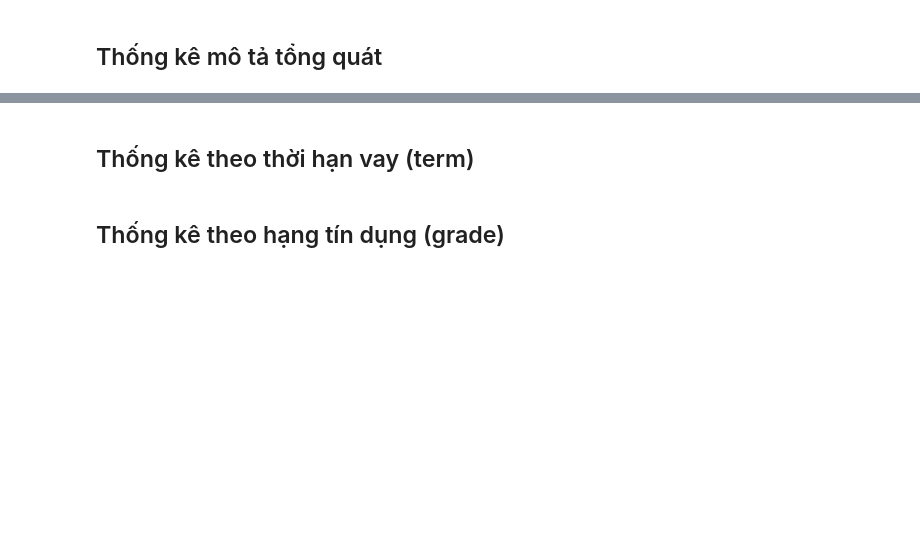
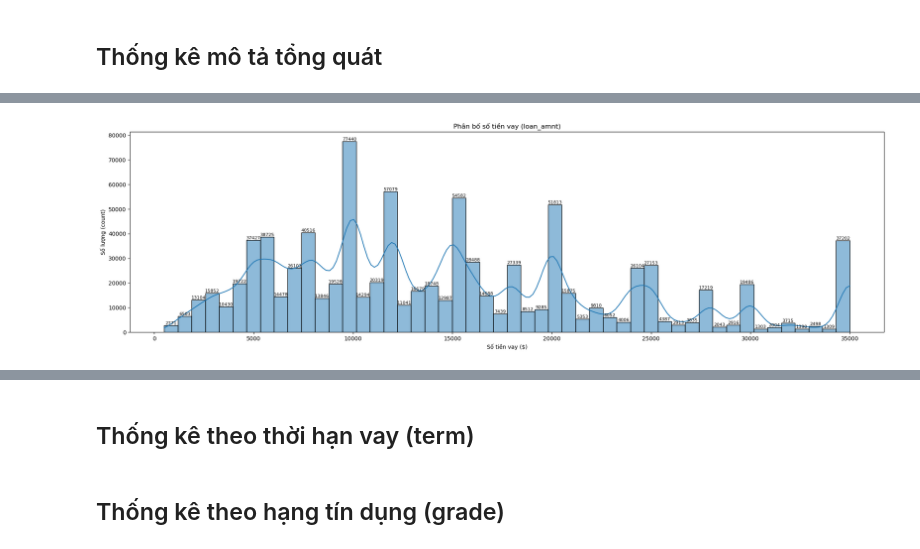
Before and after one commit to nctrinh/Credit-Risk-Analysis, a Jupyter notebook: notebooks/EDA.ipynb, the cells around one changed output, grey strips where cells are left out. Cells and saved outputs as stored; diff of their text form; code cells hidden in the pictures; blank space fills up the shorter version.

Commit message:
Fix bug in data splitting and EDA

```diff
--- a/notebooks/EDA.ipynb
+++ b/notebooks/EDA.ipynb
@@ -385,6 +428,14 @@ spark = SparkSession.builder \
     .appName("EDA_LoanInfo") \
     .getOrCreate()
 # %%
-loan_df = spark.read.csv("hdfs://namenode:9000/bigdata/data/splitted_data/loan_info", header=True, inferSchema=True)
+loan_df = (
+    spark.read
+    .option("header", True)
+    .option("quote", '"')
+    .option("delimiter", ",")
+    .option("encoding", "UTF-8")
+    .schema(loan_info_schema)
+    .csv("hdfs://namenode:9000/bigdata/data/splitted_data/loan_info")
+)
 p_loan_df = loan_df.toPandas()
 loan_df.printSchema()
@@ -395,8 +473,31 @@ loan_df.describe(["loan_amnt", "funded_amnt", "funded_amnt_inv", "int_rate", "in
+# %%
+import matplotlib.pyplot as plt
+import seaborn as sns
+
+def hist_with_numbers(series, title, xlabel):
+    plt.figure(figsize=(20,6))
+    ax = sns.histplot(series, bins=50, kde=True)
+
+    for p in ax.patches:
+        height = int(p.get_height())
+        if height > 0:
+            ax.annotate(
+                str(height),
+                (p.get_x() + p.get_width()/2, height),
+                ha='center', va='bottom', fontsize=8
+            )
+
+    plt.title(title)
+    plt.xlabel(xlabel)
+    plt.ylabel("Số lượng (count)")
+    plt.tight_layout()
+    plt.show()
 # %%
-plt.figure(figsize=(10,6))
-sns.histplot(p_loan_df["loan_amnt"], bins=50, kde=True)
-plt.title("Phân bố số tiền vay (loan_amnt)")
-plt.xlabel("Số tiền vay ($)")
-plt.ylabel("Số lượng người vay")
-plt.show()
+hist_with_numbers(
+    p_loan_df["loan_amnt"],
+    "Phân bố số tiền vay (loan_amnt)",
+    "Số tiền vay ($)"
+)
+# %% [output]
+[figure, added]
 # %%
```
Also changed, not shown: parts of 128 cells of this notebook, 1 other file.
